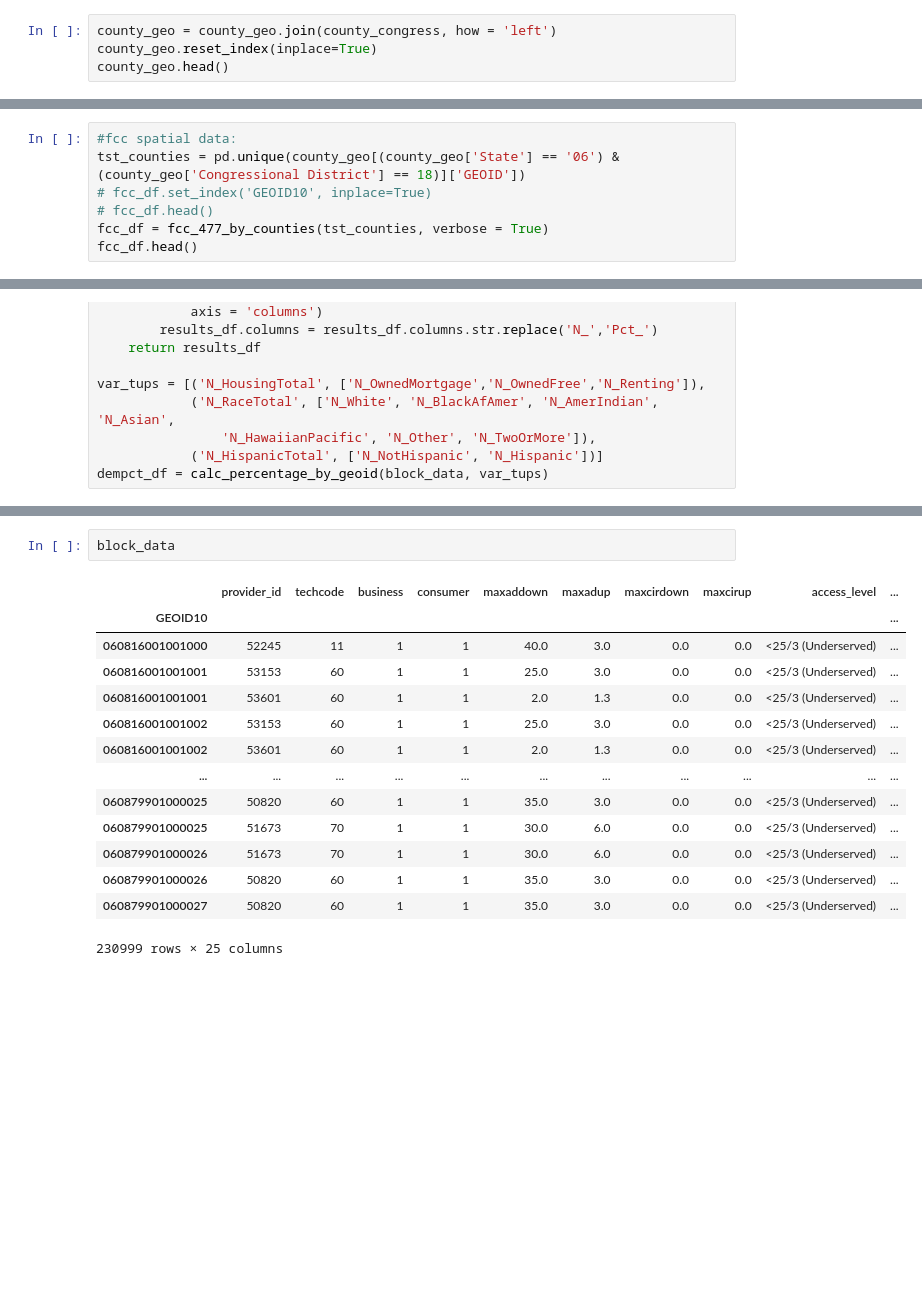
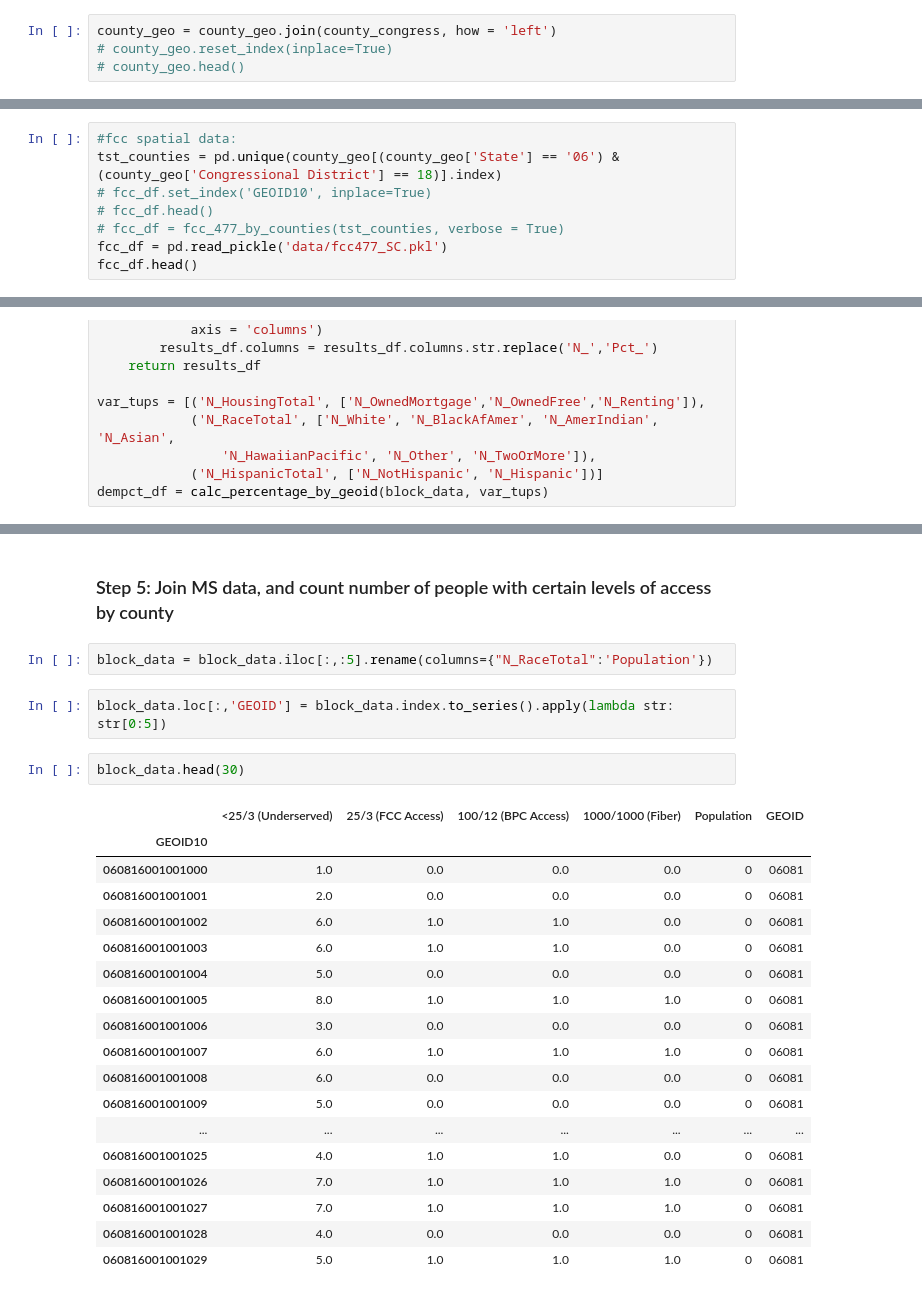
Before and after one commit to Bipartisan-Policy-Center/BPC_BroadbandGIS, a Jupyter notebook: Broadband_Coverage.ipynb, the cells around one changed output, grey strips where cells are left out. Saved outputs shown, nothing was run; the diff lists cells and outputs as text; blank space fills up the shorter version.

```diff
--- a/Broadband_Coverage.ipynb
+++ b/Broadband_Coverage.ipynb
@@ -242,5 +242,5 @@ county_geo.head()
 | 48033 | 48 | 033 | 01383802 | 0500000US48033 | Borden | 06 | 2324366073 | 22297606 | POLYGON ((-101.69128 32.96184, -1... |
 # %%
 county_geo = county_geo.join(county_congress, how = 'left')
-county_geo.reset_index(inplace=True)
-county_geo.head()
+# county_geo.reset_index(inplace=True)
+# county_geo.head()
@@ -273,9 +266,10 @@ We want to summarize these things at the county level, so that we can join:
 When all is said and done, we want to visualize congressional districts.
 # %%
 #fcc spatial data:
-tst_counties = pd.unique(county_geo[(county_geo['State'] == '06') & (county_geo['Congressional District'] == 18)]['GEOID'])
+tst_counties = pd.unique(county_geo[(county_geo['State'] == '06') & (county_geo['Congressional District'] == 18)].index)
 # fcc_df.set_index('GEOID10', inplace=True)
 # fcc_df.head()
-fcc_df = fcc_477_by_counties(tst_counties, verbose = True)
+# fcc_df = fcc_477_by_counties(tst_counties, verbose = True)
+fcc_df = pd.read_pickle('data/fcc477_SC.pkl')
 fcc_df.head()
 # %% [output]
@@ -457,17 +425,27 @@ dempct_df
+# %% [markdown]
+### Step 5: Join MS data, and count number of people with certain levels of access by county
+# %%
+block_data = block_data.iloc[:,:5].rename(columns={"N_RaceTotal":'Population'})
+# %%
+block_data.loc[:,'GEOID'] = block_data.index.to_series().apply(lambda str: str[0:5])
 # %%
-block_data
+block_data.head(30)
 # %% [output]
-|  | provider_id | techcode | business | consumer | maxaddown | maxadup | maxcirdown | maxcirup | access_level | ... |
-| GEOID10 |  |  |  |  |  |  |  |  |  | ... |
-| 060816001001000 | 52245 | 11 | 1 | 1 | 40.0 | 3.0 | 0.0 | 0.0 | <25/3 (Underserved) | ... |
-| 060816001001001 | 53153 | 60 | 1 | 1 | 25.0 | 3.0 | 0.0 | 0.0 | <25/3 (Underserved) | ... |
-| 060816001001001 | 53601 | 60 | 1 | 1 | 2.0 | 1.3 | 0.0 | 0.0 | <25/3 (Underserved) | ... |
-| 060816001001002 | 53153 | 60 | 1 | 1 | 25.0 | 3.0 | 0.0 | 0.0 | <25/3 (Underserved) | ... |
-| 060816001001002 | 53601 | 60 | 1 | 1 | 2.0 | 1.3 | 0.0 | 0.0 | <25/3 (Underserved) | ... |
-| ... | ... | ... | ... | ... | ... | ... | ... | ... | ... | ... |
-| 060879901000025 | 50820 | 60 | 1 | 1 | 35.0 | 3.0 | 0.0 | 0.0 | <25/3 (Underserved) | ... |
-| 060879901000025 | 51673 | 70 | 1 | 1 | 30.0 | 6.0 | 0.0 | 0.0 | <25/3 (Underserved) | ... |
-| 060879901000026 | 51673 | 70 | 1 | 1 | 30.0 | 6.0 | 0.0 | 0.0 | <25/3 (Underserved) | ... |
-| 060879901000026 | 50820 | 60 | 1 | 1 | 35.0 | 3.0 | 0.0 | 0.0 | <25/3 (Underserved) | ... |
-| 060879901000027 | 50820 | 60 | 1 | 1 | 35.0 | 3.0 | 0.0 | 0.0 | <25/3 (Underserved) | ... |
+|  | <25/3 (Underserved) | 25/3 (FCC Access) | 100/12 (BPC Access) | 1000/1000 (Fiber) | Population | GEOID |
+| GEOID10 |  |  |  |  |  |  |
+| 060816001001000 | 1.0 | 0.0 | 0.0 | 0.0 | 0 | 06081 |
+| 060816001001001 | 2.0 | 0.0 | 0.0 | 0.0 | 0 | 06081 |
+| 060816001001002 | 6.0 | 1.0 | 1.0 | 0.0 | 0 | 06081 |
+| 060816001001003 | 6.0 | 1.0 | 1.0 | 0.0 | 0 | 06081 |
+| 060816001001004 | 5.0 | 0.0 | 0.0 | 0.0 | 0 | 06081 |
+| 060816001001005 | 8.0 | 1.0 | 1.0 | 1.0 | 0 | 06081 |
+| 060816001001006 | 3.0 | 0.0 | 0.0 | 0.0 | 0 | 06081 |
+| 060816001001007 | 6.0 | 1.0 | 1.0 | 1.0 | 0 | 06081 |
+| 060816001001008 | 6.0 | 0.0 | 0.0 | 0.0 | 0 | 06081 |
+| 060816001001009 | 5.0 | 0.0 | 0.0 | 0.0 | 0 | 06081 |
+| ... | ... | ... | ... | ... | ... | ... |
+| 060816001001025 | 4.0 | 1.0 | 1.0 | 0.0 | 0 | 06081 |
+| 060816001001026 | 7.0 | 1.0 | 1.0 | 1.0 | 0 | 06081 |
+| 060816001001027 | 7.0 | 1.0 | 1.0 | 1.0 | 0 | 06081 |
+| 060816001001028 | 4.0 | 0.0 | 0.0 | 0.0 | 0 | 06081 |
+| 060816001001029 | 5.0 | 1.0 | 1.0 | 1.0 | 0 | 06081 |
-230999 rows × 25 columns
```
Also changed, not shown: parts of 22 cells of this notebook.
